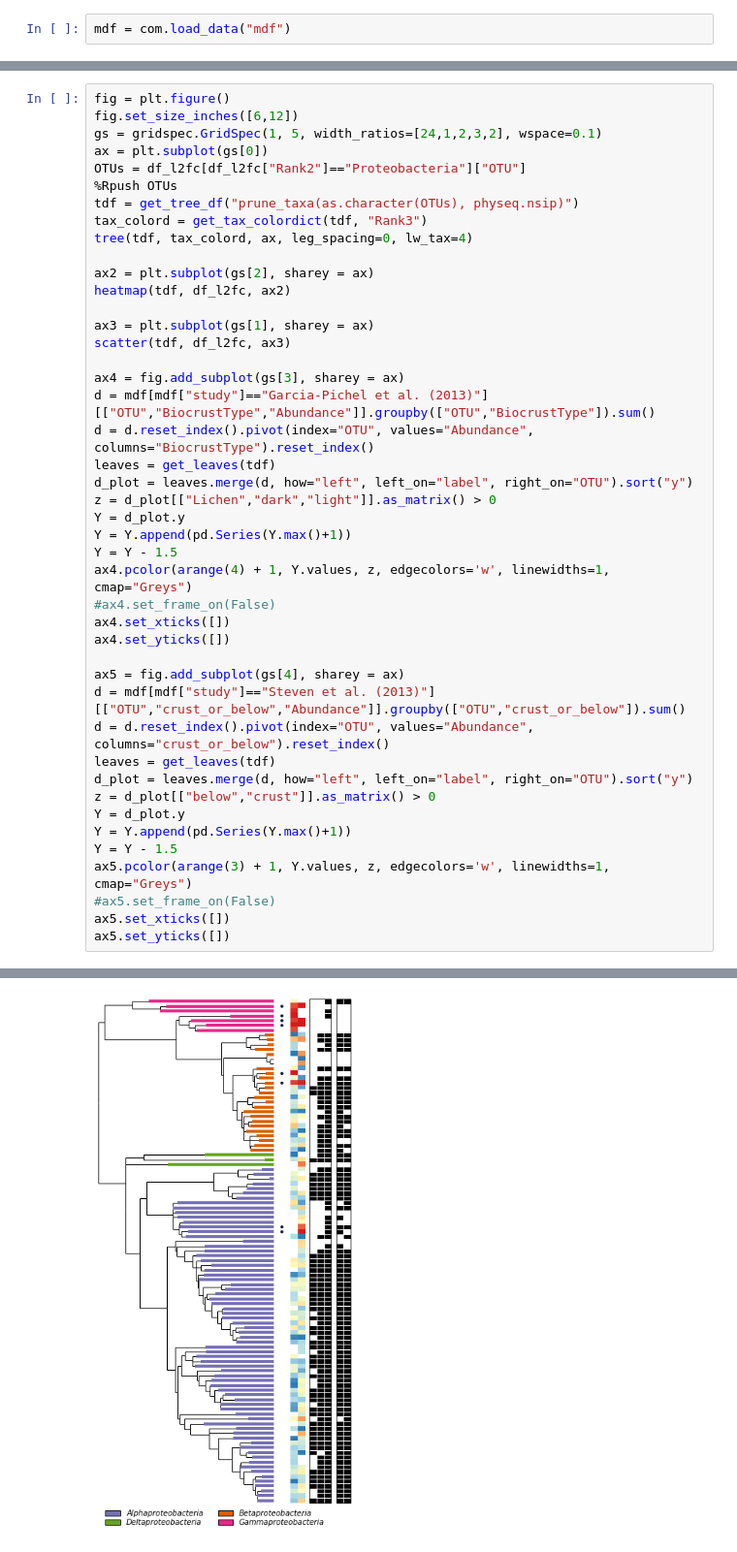
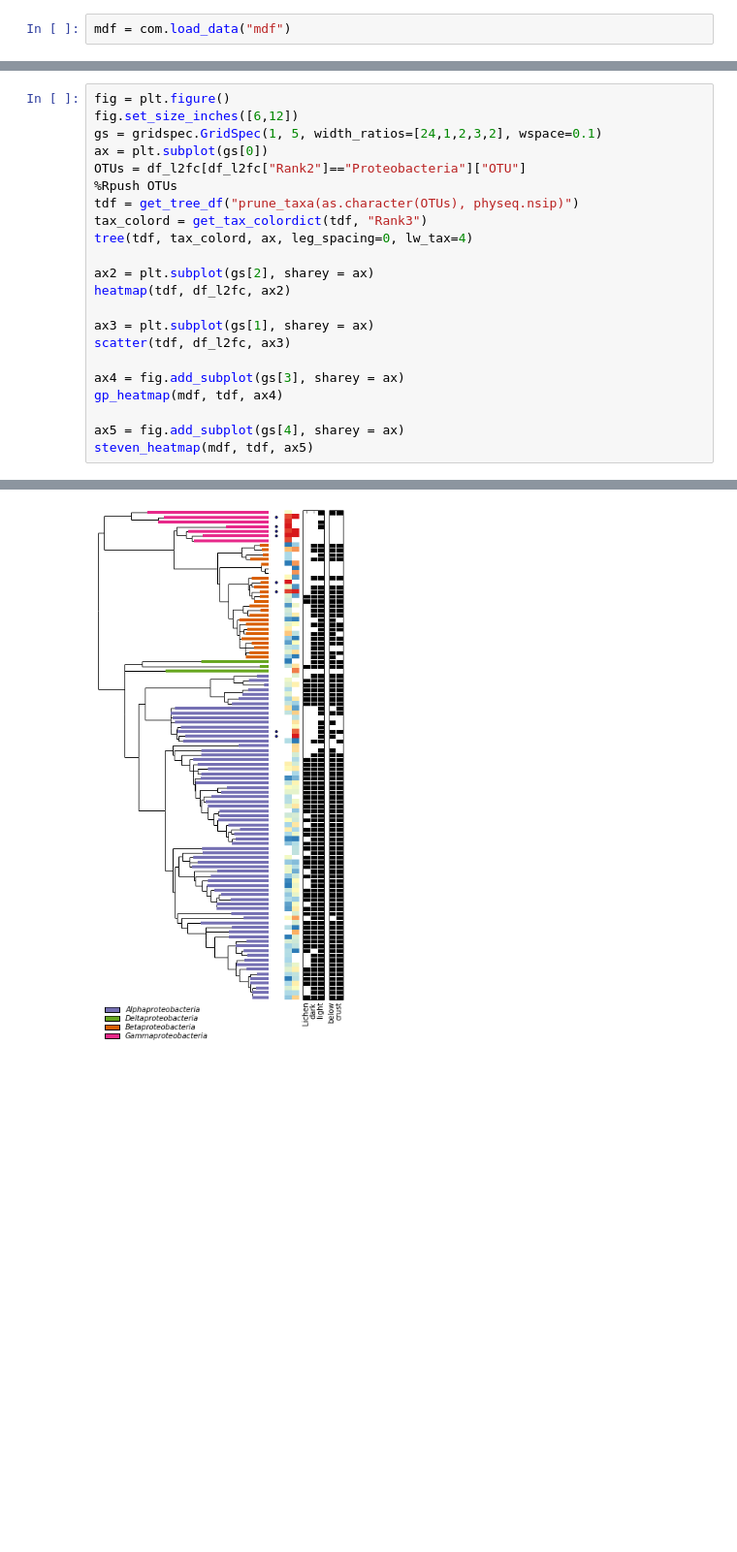
Before and after one commit to chuckpr/NSIP_data_analysis, a Jupyter notebook: figures_and_stats/trees.ipynb, the cells around one changed output, grey strips where cells are left out. Shown: that part at 97% size. Saved outputs shown, nothing was run; the diff lists cells and outputs as text; blank space fills up the shorter version.

```diff
--- a/figures_and_stats/trees.ipynb
+++ b/figures_and_stats/trees.ipynb
@@ -209,30 +218,8 @@ ax3 = plt.subplot(gs[1], sharey = ax)
 scatter(tdf, df_l2fc, ax3)
 
 ax4 = fig.add_subplot(gs[3], sharey = ax)
-d = mdf[mdf["study"]=="Garcia-Pichel et al. (2013)"][["OTU","BiocrustType","Abundance"]].groupby(["OTU","BiocrustType"]).sum()
-d = d.reset_index().pivot(index="OTU", values="Abundance", columns="BiocrustType").reset_index()
-leaves = get_leaves(tdf)
-d_plot = leaves.merge(d, how="left", left_on="label", right_on="OTU").sort("y")
-z = d_plot[["Lichen","dark","light"]].as_matrix() > 0
-Y = d_plot.y
-Y = Y.append(pd.Series(Y.max()+1))
-Y = Y - 1.5
-ax4.pcolor(arange(4) + 1, Y.values, z, edgecolors='w', linewidths=1, cmap="Greys")
-#ax4.set_frame_on(False)
-ax4.set_xticks([])
-ax4.set_yticks([])
+gp_heatmap(mdf, tdf, ax4)
 
 ax5 = fig.add_subplot(gs[4], sharey = ax)
-d = mdf[mdf["study"]=="Steven et al. (2013)"][["OTU","crust_or_below","Abundance"]].groupby(["OTU","crust_or_below"]).sum()
-d = d.reset_index().pivot(index="OTU", values="Abundance", columns="crust_or_below").reset_index()
-leaves = get_leaves(tdf)
-d_plot = leaves.merge(d, how="left", left_on="label", right_on="OTU").sort("y")
-z = d_plot[["below","crust"]].as_matrix() > 0
-Y = d_plot.y
-Y = Y.append(pd.Series(Y.max()+1))
-Y = Y - 1.5
-ax5.pcolor(arange(3) + 1, Y.values, z, edgecolors='w', linewidths=1, cmap="Greys")
-#ax5.set_frame_on(False)
-ax5.set_xticks([])
-ax5.set_yticks([])
+steven_heatmap(mdf, tdf, ax5)
 # %% [output]
@@ -240,4 +226,4 @@ ax5.set_yticks([])
-[figure, old version]
+[figure, new version]
 # %%
 fig = plt.figure()
 fig.set_size_inches([6,3])
```
Also changed, not shown: parts of 4 cells of this notebook.
